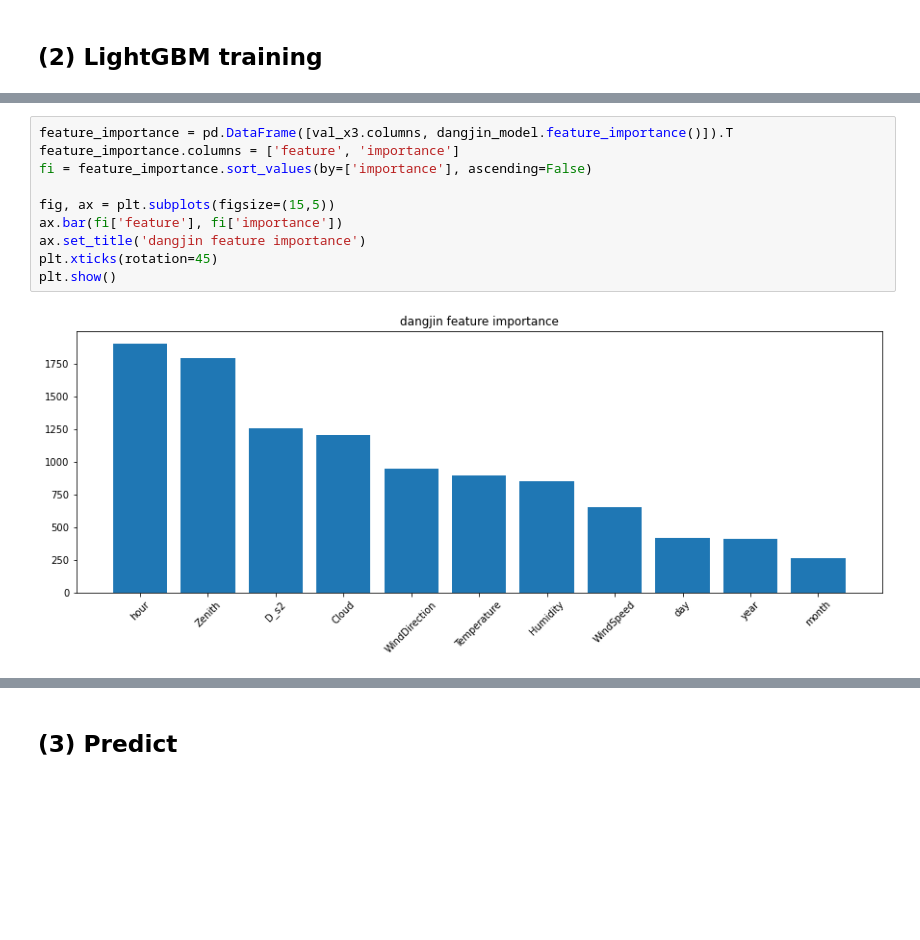
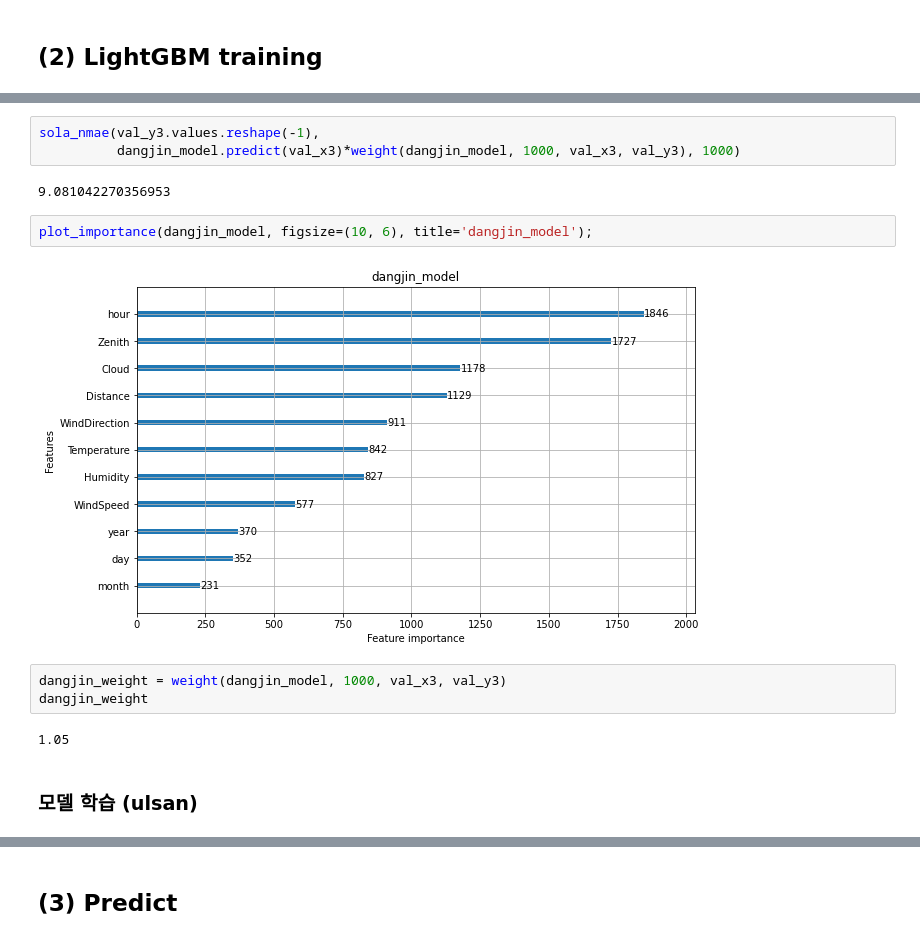
Before and after one commit to kimjh0107/Predict-solar-power-generation, a Jupyter notebook: 0502.ipynb, the cells around one changed output, grey strips where cells are left out. Saved outputs shown, nothing was run; the diff lists cells and outputs as text; blank space fills up the shorter version.

```diff
--- a/0502.ipynb
+++ b/0502.ipynb
@@ -1007,13 +1039,17 @@ Early stopping, best iteration is:
-# %%
-feature_importance = pd.DataFrame([val_x3.columns, dangjin_model.feature_importance()]).T
-feature_importance.columns = ['feature', 'importance']
-fi = feature_importance.sort_values(by=['importance'], ascending=False)
-
-fig, ax = plt.subplots(figsize=(15,5))
-ax.bar(fi['feature'], fi['importance'])
-ax.set_title('dangjin feature importance')
-plt.xticks(rotation=45)
-plt.show()
-# %% [output]
-[figure, removed]
+# %%
+sola_nmae(val_y3.values.reshape(-1),
+          dangjin_model.predict(val_x3)*weight(dangjin_model, 1000, val_x3, val_y3), 1000)
+# %% [output]
+9.081042270356953
+# %%
+plot_importance(dangjin_model, figsize=(10, 6), title='dangjin_model');
+# %% [output]
+[figure, added]
+# %%
+dangjin_weight = weight(dangjin_model, 1000, val_x3, val_y3)
+dangjin_weight
+# %% [output]
+1.05
+# %% [markdown]
+### 모델 학습 (ulsan)
 # %%
```
Also changed, not shown: parts of 57 cells of this notebook, 2 other files.
